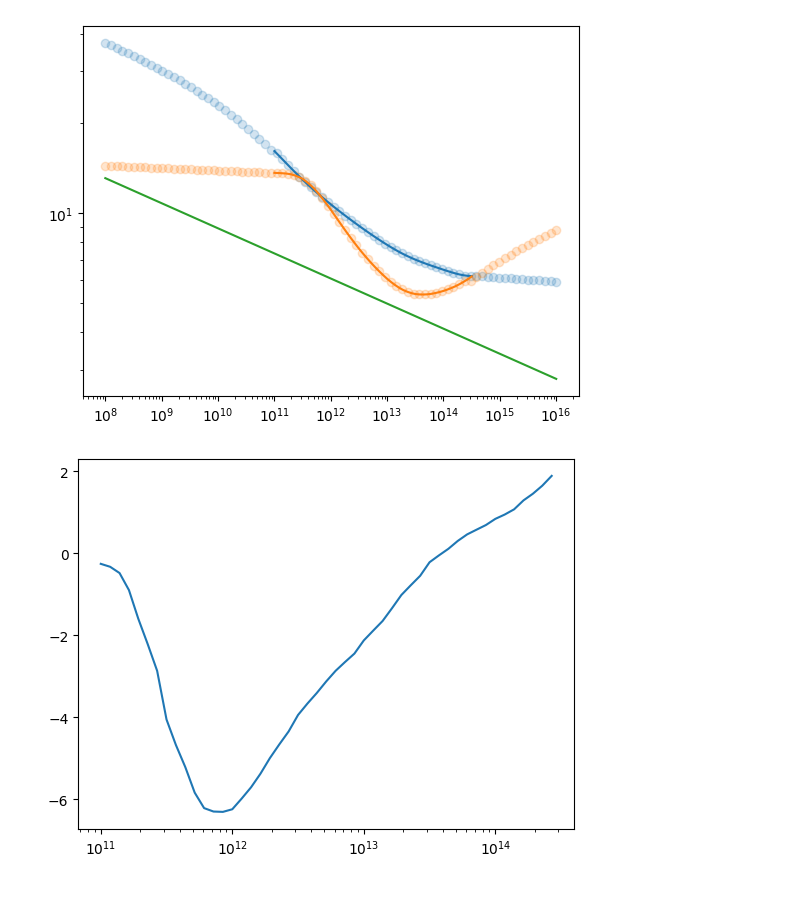
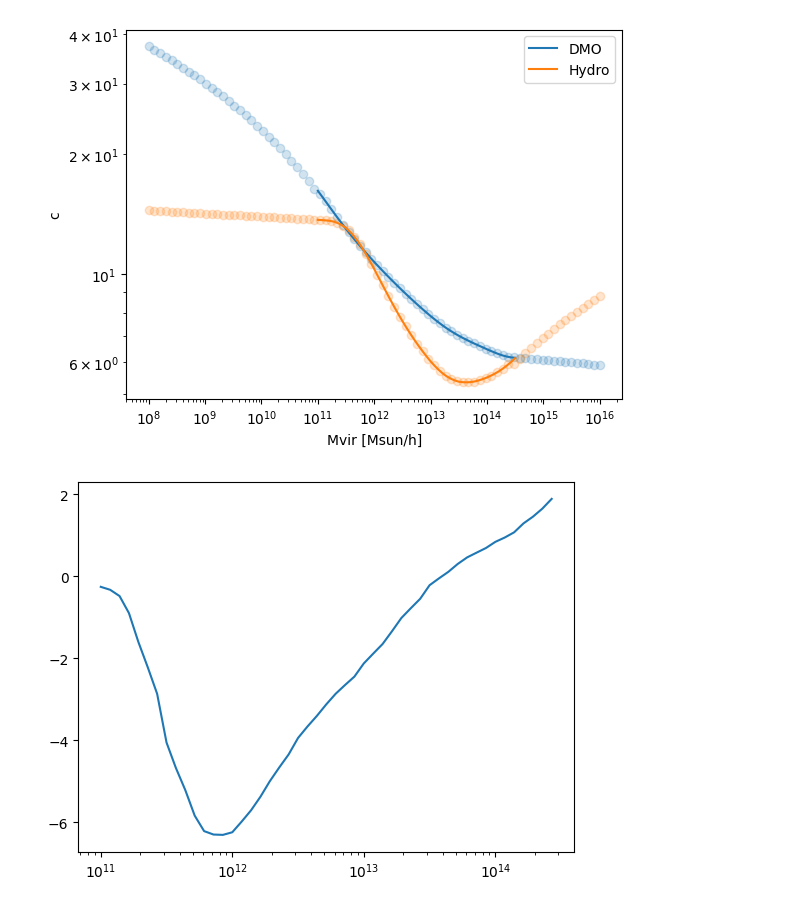
Before and after one commit to mynamesnoname/HMcode-python, a Jupyter notebook: z_test2.ipynb, the cells around one changed output. Cells and saved outputs as stored; diff of their text form; code cells hidden in the pictures.

```diff
--- a/z_test2.ipynb
+++ b/z_test2.ipynb
@@ -51,15 +51,18 @@ def _concentration_Duffy(M: np.ndarray, z: float, halo_definition='M200') -> np.
 # %%
 #plt.plot(M,c)
 plt.scatter(M,c_correct, alpha=0.2)
 plt.scatter(M, c_correct2, alpha=0.2)
-plt.plot(Mvir,c_)
-plt.plot(Mvir,c__)
-plt.plot(M, _concentration_Duffy(M, z = 0, halo_definition='200c'))
+plt.plot(Mvir,c_, label='DMO')
+plt.plot(Mvir,c__, label='Hydro')
+#plt.plot(M, _concentration_Duffy(M, z = 0, halo_definition='200c'))
 plt.xscale('log')
 plt.yscale('log')
+plt.xlabel('Mvir [Msun/h]')
+plt.ylabel('c')
+plt.legend()
 plt.show()
 # %% [output]
-[figure, old version]
+[figure, new version]
 # %%
 slope_ = [(c__[i+1]-c__[i])/(np.log10(Mvir[i+1])-np.log10(Mvir[i])) for i in range(len(c_)-1)]
 # %%
```
Also changed, not shown: 3 other files.
